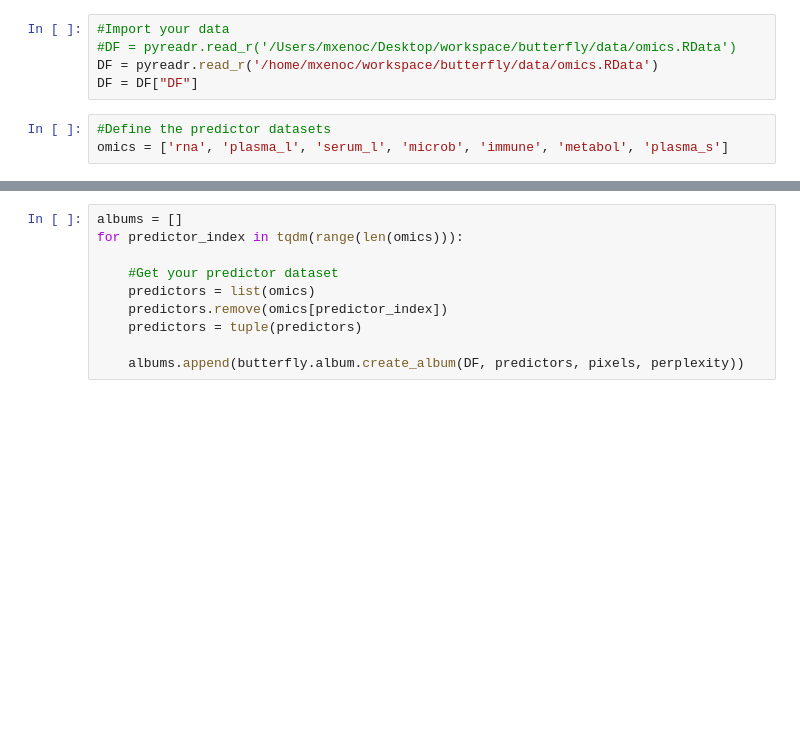
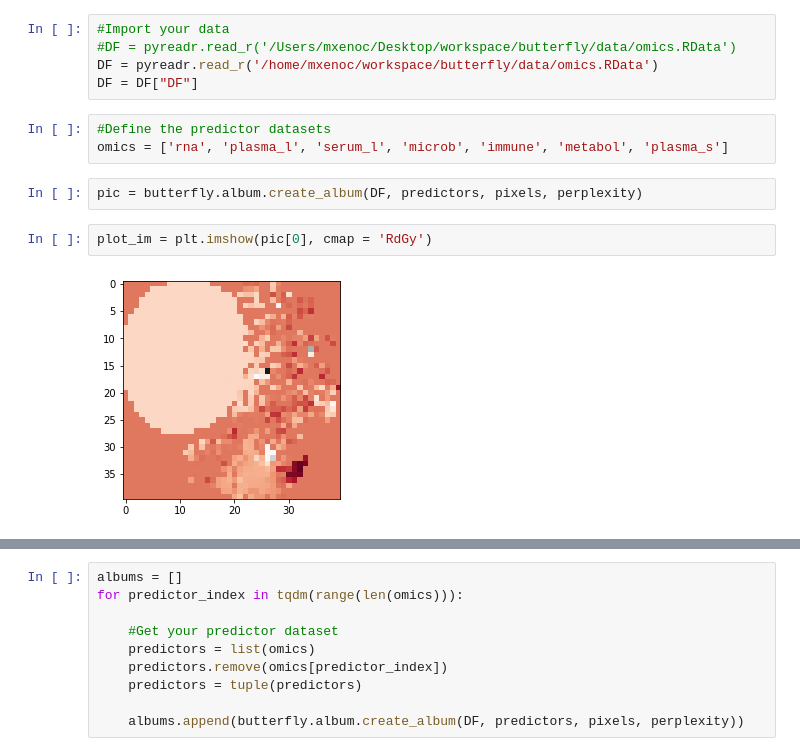
Before and after one commit to mariaxen/butterfly, a Jupyter notebook: notebooks/maria_004_CNN.ipynb, the cells around one changed output, grey strips where cells are left out. Saved outputs shown, nothing was run; the diff lists cells and outputs as text; blank space fills up the shorter version.

```diff
--- a/notebooks/maria_004_CNN.ipynb
+++ b/notebooks/maria_004_CNN.ipynb
@@ -51,3 +54,9 @@ DF = DF["DF"]
 # %%
 #Define the predictor datasets
 omics = ['rna', 'plasma_l', 'serum_l', 'microb', 'immune', 'metabol', 'plasma_s']
+# %%
+pic = butterfly.album.create_album(DF, predictors, pixels, perplexity)
+# %%
+plot_im = plt.imshow(pic[0], cmap = 'RdGy')
+# %% [output]
+[figure, added]
```
Also changed, not shown: parts of 12 cells of this notebook, 4 other files.
